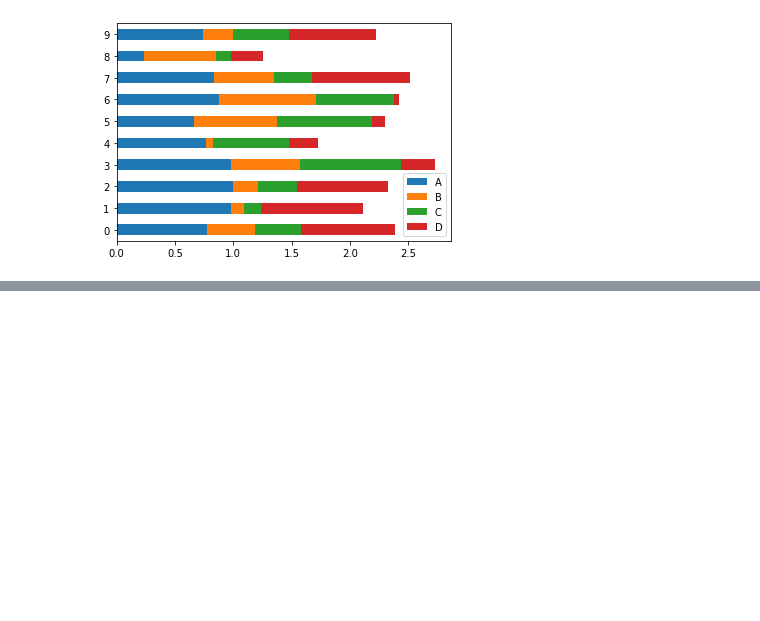
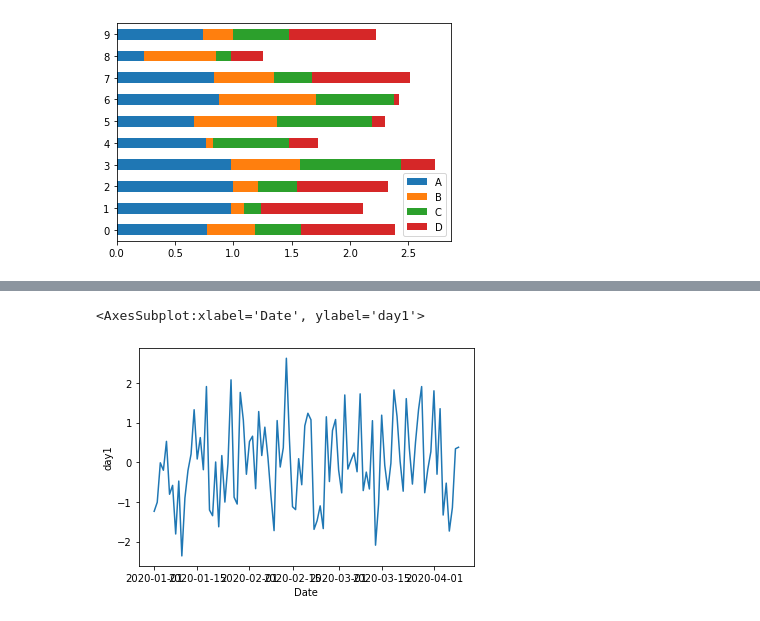
Before and after one commit to SeungHyeonHwang/DataScience, a Jupyter notebook: pandasBasic/TimeSeriesData.ipynb, the cells around one changed output, grey strips where cells are left out. Cells and saved outputs as stored; diff of their text form; code cells hidden in the pictures; blank space fills up the shorter version.

```diff
--- a/pandasBasic/TimeSeriesData.ipynb
+++ b/pandasBasic/TimeSeriesData.ipynb
@@ -172,3 +172,9 @@ df2.plot.barh(stacked=True)
 # %% [output]
 <matplotlib.axes._subplots.AxesSubplot at 0x...>
 [figure]
+# %%
+a = pd.Series(np.random.randn(100), index=pd.date_range('1/1/2020', periods=100),name='day1')
+b = pd.Series(np.random.randn(100), index=pd.date_range('1/1/2020', periods=100),name='day2')
+df = pd.DataFrame(pd.concat([a,b],axis=1))
+df2 = df.reset_index().rename(columns={'index':'Date'})
+df2
@@ -174,0 +195,3 @@ df2.plot.barh(stacked=True)
+# %%
+df2['Datetime'] = pd.to_datetime(df2['Date'])
+df2
@@ -174,0 +212,6 @@ df2.plot.barh(stacked=True)
+# %%
+df2['Year'] = df2['Date'].dt.year
+df2['Month'] = df2['Date'].dt.month
+df2['Week'] = df2['Date'].dt.week
+df2['Day_of_week'] = df2['Date'].dt.day_name()
+df2
@@ -174,0 +232,5 @@ df2.plot.barh(stacked=True)
+# %%
+sns.lineplot(data=df2, x='Date', y='day1',estimator=sum)
+# %% [output]
+<AxesSubplot:xlabel='Date', ylabel='day1'>
+[figure, added]
```
Also changed, not shown: parts of 20 cells of this notebook.
